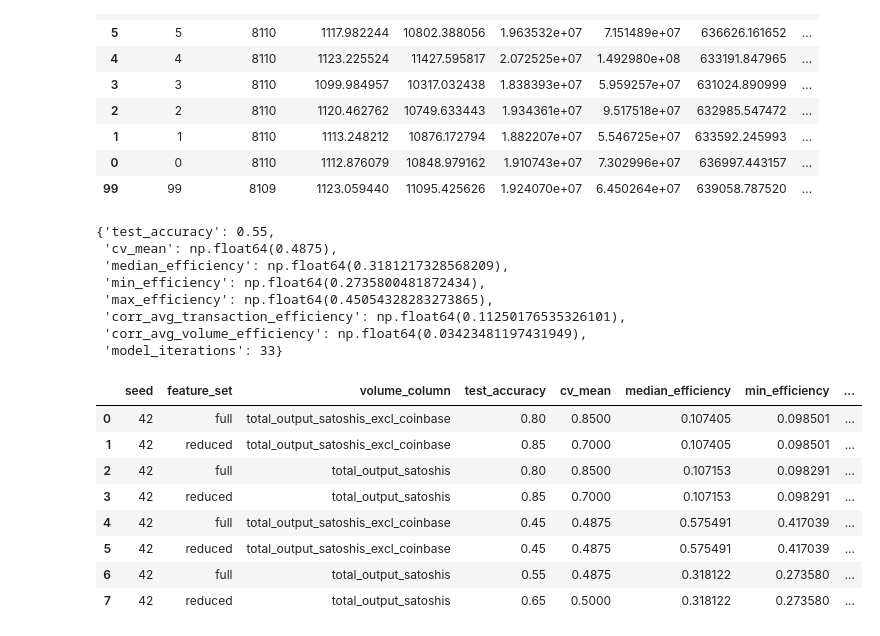
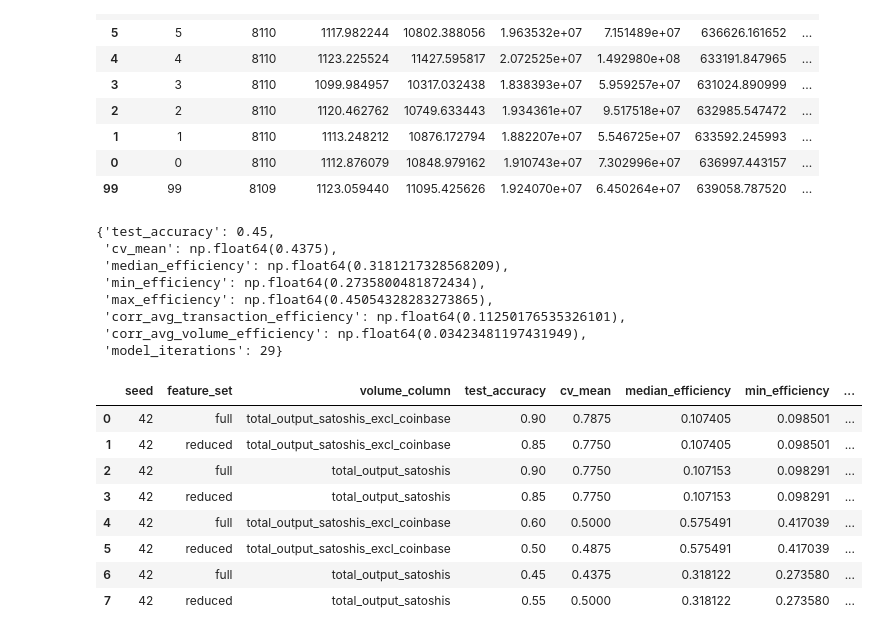
Before and after one commit to Kwokym111/poai_simulation, a Jupyter notebook: src/preprocess.ipynb, the cells around one changed output. Saved outputs shown, nothing was run; the diff lists cells and outputs as text; code cells hidden in the pictures.

```diff
--- a/src/preprocess.ipynb
+++ b/src/preprocess.ipynb
@@ -69,7 +69,12 @@ Patched 1 zero-value row(s) in 'total_output_satoshis'
 # Definition of Efficiency
 # Either ratio_of_means: (avg_transaction / avg_volume)
 # Or     mean_of_ratios: average of (n_transactions / transaction_volume) per block
-def preprocess(df, volume_column, efficiency_definition):
+
+# Definition of Age
+# Method 1              ("distance_from_tip"): gap between each miner's last block and the very last block in the whole dataset
+# Method 2 (Ethan's)    ("neighbor_gap")     : sort miners by last-mined time, then gap to the miner right before you
+
+def preprocess(df, volume_column, efficiency_definition, age_definition):
     # Rename Columns
     processed_df = df.rename(columns={
         'number': 'block_id',
@@ -126,10 +131,19 @@ def preprocess(df, volume_column, efficiency_definition):
 
     # convert profitability from total sum to avg profitability
     miner_df['profitability'] = miner_df['profitability'] / (miner_df['blocks_mined'] + 1)
-    miner_df['age'] = processed_df['timestamp'].max() - miner_df['last_block_time']
 
-    # Convert the duration into a plain number (float of seconds)
-    miner_df['age'] = miner_df['age'].dt.total_seconds()
+    if age_definition == "distance_from_tip":
+        # Method 1: gap between each miner's last block and the very last block in the whole dataset
+        miner_df['age'] = processed_df['timestamp'].max() - miner_df['last_block_time']
+        miner_df['age'] = miner_df['age'].dt.total_seconds()
+    elif age_definition == "neighbor_gap":
+        # Method 2 (Ethan's): sort miners by last-mined time, then gap to the miner right before you
+        sorted_miners = miner_df.sort_values('last_block_time').reset_index(drop=True)
+        sorted_miners['age'] = sorted_miners['last_block_time'].diff().dt.total_seconds()
+        sorted_miners['age'] = sorted_miners['age'].fillna(sorted_miners['age'].median())
+        miner_df = miner_df.drop(columns=['age'], errors='ignore').merge(
+            sorted_miners[['miner_id', 'age']], on='miner_id'
+        )
 
     # Calculate Efficiency Based on Definition of Efficiency
     if efficiency_definition == "ratio_of_means":
@@ -150,7 +164,7 @@ def preprocess(df, volume_column, efficiency_definition):
 
     return miner_df
 # %%
-miner_df = preprocess(df, "total_output_satoshis", "mean_of_ratios")
+miner_df = preprocess(df, "total_output_satoshis", "mean_of_ratios", "neighbor_gap")
 miner_df.sort_values(by='last_block_time', ascending=False).head(10)
 # %% [output]
 |  | miner_id | blocks_mined | avg_transactions | avg_volume | avg_fee | fee_volatility | avg_block_size | ... |
@@ -251,17 +265,17 @@ def train_and_test(miner_df, seed, feature_set):
 # %%
 train_and_test(miner_df, 42, "full")
 # %% [output]
-{'test_accuracy': 0.55,
- 'cv_mean': np.float64(0.4875),
+{'test_accuracy': 0.45,
+ 'cv_mean': np.float64(0.4375),
  'median_efficiency': np.float64(0.3181217328568209),
  'min_efficiency': np.float64(0.2735800481872434),
  'max_efficiency': np.float64(0.45054328283273865),
  'corr_avg_transaction_efficiency': np.float64(0.11250176535326101),
  'corr_avg_volume_efficiency': np.float64(0.03423481197431949),
- 'model_iterations': 33}
+ 'model_iterations': 29}
 # %%
-def preprocess_and_test(df, seed, volume_column, efficiency_definition, feature_set):
-    miner_df = preprocess(df, volume_column, efficiency_definition)
+def preprocess_and_test(df, seed, volume_column, efficiency_definition, age_definition, feature_set):
+    miner_df = preprocess(df, volume_column, efficiency_definition, age_definition)
     results = train_and_test(miner_df, seed, feature_set)
     full_results = {
         "seed": seed,
@@ -274,30 +288,30 @@ def preprocess_and_test(df, seed, volume_column, efficiency_definition, feature_
 # %%
 results_df = []
 
 # Ratio of Means
-results_df.append(preprocess_and_test(df, 42, "total_output_satoshis_excl_coinbase", "ratio_of_means", "full"))
-results_df.append(preprocess_and_test(df, 42, "total_output_satoshis_excl_coinbase", "ratio_of_means", "reduced"))
-results_df.append(preprocess_and_test(df, 42, "total_output_satoshis", "ratio_of_means", "full"))
-results_df.append(preprocess_and_test(df, 42, "total_output_satoshis", "ratio_of_means", "reduced"))
+results_df.append(preprocess_and_test(df, 42, "total_output_satoshis_excl_coinbase", "ratio_of_means", "neighbor_gap", "full"))
+results_df.append(preprocess_and_test(df, 42, "total_output_satoshis_excl_coinbase", "ratio_of_means", "neighbor_gap", "reduced"))
+results_df.append(preprocess_and_test(df, 42, "total_output_satoshis", "ratio_of_means", "neighbor_gap", "full"))
+results_df.append(preprocess_and_test(df, 42, "total_output_satoshis", "ratio_of_means", "neighbor_gap", "reduced"))
 
 # Mean of Ratios
-results_df.append(preprocess_and_test(df, 42, "total_output_satoshis_excl_coinbase", "mean_of_ratios", "full"))
-results_df.append(preprocess_and_test(df, 42, "total_output_satoshis_excl_coinbase", "mean_of_ratios", "reduced"))
-results_df.append(preprocess_and_test(df, 42, "total_output_satoshis", "mean_of_ratios", "full"))
-results_df.append(preprocess_and_test(df, 42, "total_output_satoshis", "mean_of_ratios", "reduced"))
+results_df.append(preprocess_and_test(df, 42, "total_output_satoshis_excl_coinbase", "mean_of_ratios", "neighbor_gap", "full"))
+results_df.append(preprocess_and_test(df, 42, "total_output_satoshis_excl_coinbase", "mean_of_ratios", "neighbor_gap", "reduced"))
+results_df.append(preprocess_and_test(df, 42, "total_output_satoshis", "mean_of_ratios", "neighbor_gap", "full"))
+results_df.append(preprocess_and_test(df, 42, "total_output_satoshis", "mean_of_ratios", "neighbor_gap", "reduced"))
 
 final_results = pd.concat(results_df, ignore_index=True)
 final_results
 # %% [output]
 |  | seed | feature_set | volume_column | test_accuracy | cv_mean | median_efficiency | min_efficiency | ... |
-| 0 | 42 | full | total_output_satoshis_excl_coinbase | 0.80 | 0.8500 | 0.107405 | 0.098501 | ... |
-| 1 | 42 | reduced | total_output_satoshis_excl_coinbase | 0.85 | 0.7000 | 0.107405 | 0.098501 | ... |
-| 2 | 42 | full | total_output_satoshis | 0.80 | 0.8500 | 0.107153 | 0.098291 | ... |
-| 3 | 42 | reduced | total_output_satoshis | 0.85 | 0.7000 | 0.107153 | 0.098291 | ... |
-| 4 | 42 | full | total_output_satoshis_excl_coinbase | 0.45 | 0.4875 | 0.575491 | 0.417039 | ... |
-| 5 | 42 | reduced | total_output_satoshis_excl_coinbase | 0.45 | 0.4875 | 0.575491 | 0.417039 | ... |
-| 6 | 42 | full | total_output_satoshis | 0.55 | 0.4875 | 0.318122 | 0.273580 | ... |
-| 7 | 42 | reduced | total_output_satoshis | 0.65 | 0.5000 | 0.318122 | 0.273580 | ... |
+| 0 | 42 | full | total_output_satoshis_excl_coinbase | 0.90 | 0.7875 | 0.107405 | 0.098501 | ... |
+| 1 | 42 | reduced | total_output_satoshis_excl_coinbase | 0.85 | 0.7750 | 0.107405 | 0.098501 | ... |
+| 2 | 42 | full | total_output_satoshis | 0.90 | 0.7750 | 0.107153 | 0.098291 | ... |
+| 3 | 42 | reduced | total_output_satoshis | 0.85 | 0.7750 | 0.107153 | 0.098291 | ... |
+| 4 | 42 | full | total_output_satoshis_excl_coinbase | 0.60 | 0.5000 | 0.575491 | 0.417039 | ... |
+| 5 | 42 | reduced | total_output_satoshis_excl_coinbase | 0.50 | 0.4875 | 0.575491 | 0.417039 | ... |
+| 6 | 42 | full | total_output_satoshis | 0.45 | 0.4375 | 0.318122 | 0.273580 | ... |
+| 7 | 42 | reduced | total_output_satoshis | 0.55 | 0.5000 | 0.318122 | 0.273580 | ... |
 # %%
 seeds = [1, 3, 15, 17, 25, 29, 30, 36, 42, 50, 51, 67, 100]
 diff_seed_results_df = []
```
Also changed, not shown: parts of 3 cells of this notebook.
